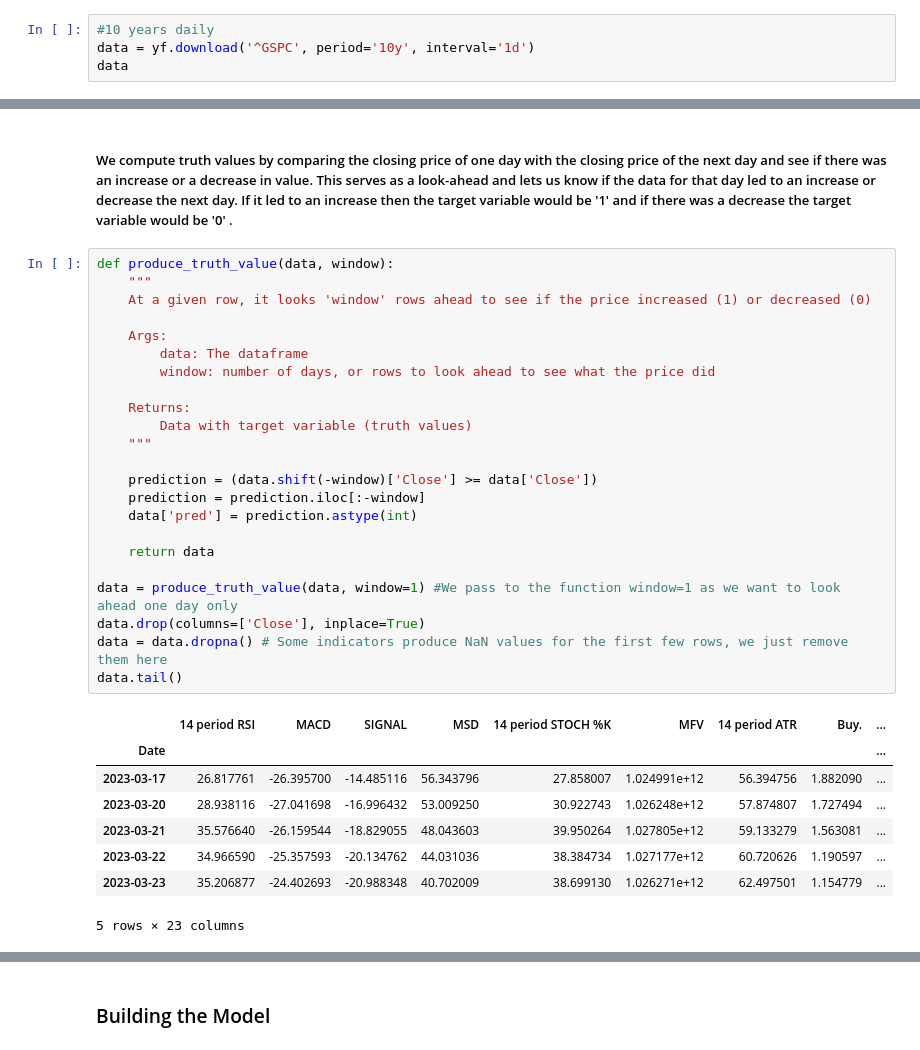
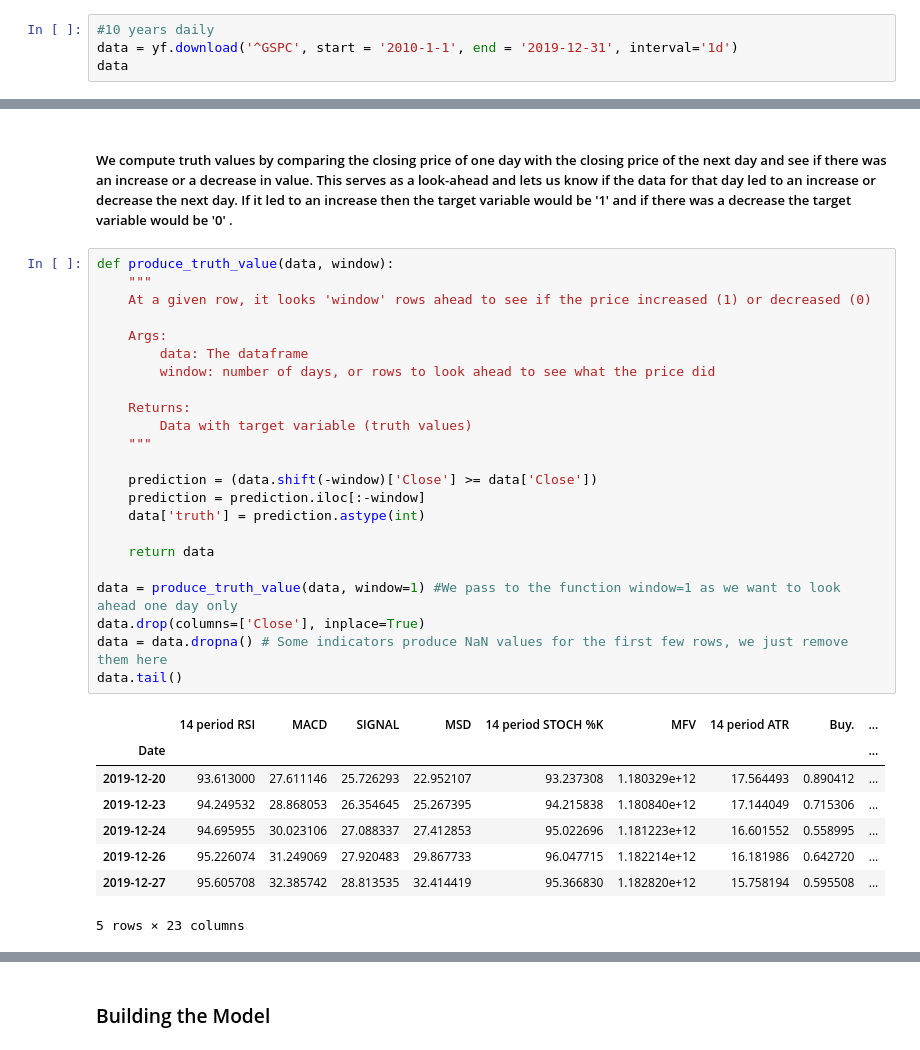
Before and after one commit to mabedelnabi/Thesis-Project, a Jupyter notebook: Thesis Project.ipynb, the cells around one changed output, grey strips where cells are left out. Drawn from its saved outputs; the diff is of its cells as text.

```diff
--- a/Thesis Project.ipynb
+++ b/Thesis Project.ipynb
@@ -42,6 +49,6 @@ import yfinance as yf
 # %%
 #10 years daily
-data = yf.download('^GSPC', period='10y', interval='1d')
+data = yf.download('^GSPC', start = '2010-1-1', end = '2019-12-31', interval='1d')
 data
 # %% [output]
 [*********************100%***********************]  1 of 1 completed
@@ -233,34 +223,34 @@ data
 # %%
 def produce_truth_value(data, window):
     """
     At a given row, it looks 'window' rows ahead to see if the price increased (1) or decreased (0)
 
     Args:
         data: The dataframe
         window: number of days, or rows to look ahead to see what the price did
 
     Returns:
         Data with target variable (truth values)
     """
 
     prediction = (data.shift(-window)['Close'] >= data['Close'])
     prediction = prediction.iloc[:-window]
-    data['pred'] = prediction.astype(int)
+    data['truth'] = prediction.astype(int)
 
     return data
 
 data = produce_truth_value(data, window=1) #We pass to the function window=1 as we want to look ahead one day only
 data.drop(columns=['Close'], inplace=True)
 data = data.dropna() # Some indicators produce NaN values for the first few rows, we just remove them here
 data.tail()
 # %% [output]
 |  | 14 period RSI | MACD | SIGNAL | MSD | 14 period STOCH %K | MFV | 14 period ATR | Buy. | ... |
 | Date |  |  |  |  |  |  |  |  | ... |
-| 2023-03-17 | 26.817761 | -26.395700 | -14.485116 | 56.343796 | 27.858007 | 1.024991e+12 | 56.394756 | 1.882090 | ... |
-| 2023-03-20 | 28.938116 | -27.041698 | -16.996432 | 53.009250 | 30.922743 | 1.026248e+12 | 57.874807 | 1.727494 | ... |
-| 2023-03-21 | 35.576640 | -26.159544 | -18.829055 | 48.043603 | 39.950264 | 1.027805e+12 | 59.133279 | 1.563081 | ... |
-| 2023-03-22 | 34.966590 | -25.357593 | -20.134762 | 44.031036 | 38.384734 | 1.027177e+12 | 60.720626 | 1.190597 | ... |
-| 2023-03-23 | 35.206877 | -24.402693 | -20.988348 | 40.702009 | 38.699130 | 1.026271e+12 | 62.497501 | 1.154779 | ... |
+| 2019-12-20 | 93.613000 | 27.611146 | 25.726293 | 22.952107 | 93.237308 | 1.180329e+12 | 17.564493 | 0.890412 | ... |
+| 2019-12-23 | 94.249532 | 28.868053 | 26.354645 | 25.267395 | 94.215838 | 1.180840e+12 | 17.144049 | 0.715306 | ... |
+| 2019-12-24 | 94.695955 | 30.023106 | 27.088337 | 27.412853 | 95.022696 | 1.181223e+12 | 16.601552 | 0.558995 | ... |
+| 2019-12-26 | 95.226074 | 31.249069 | 27.920483 | 29.867733 | 96.047715 | 1.182214e+12 | 16.181986 | 0.642720 | ... |
+| 2019-12-27 | 95.605708 | 32.385742 | 28.813535 | 32.414419 | 95.366830 | 1.182820e+12 | 15.758194 | 0.595508 | ... |
 5 rows × 23 columns
 # %%
 #We make sure we do not have any missing values
```
Also changed, not shown: parts of 37 cells of this notebook, 2 other files.
